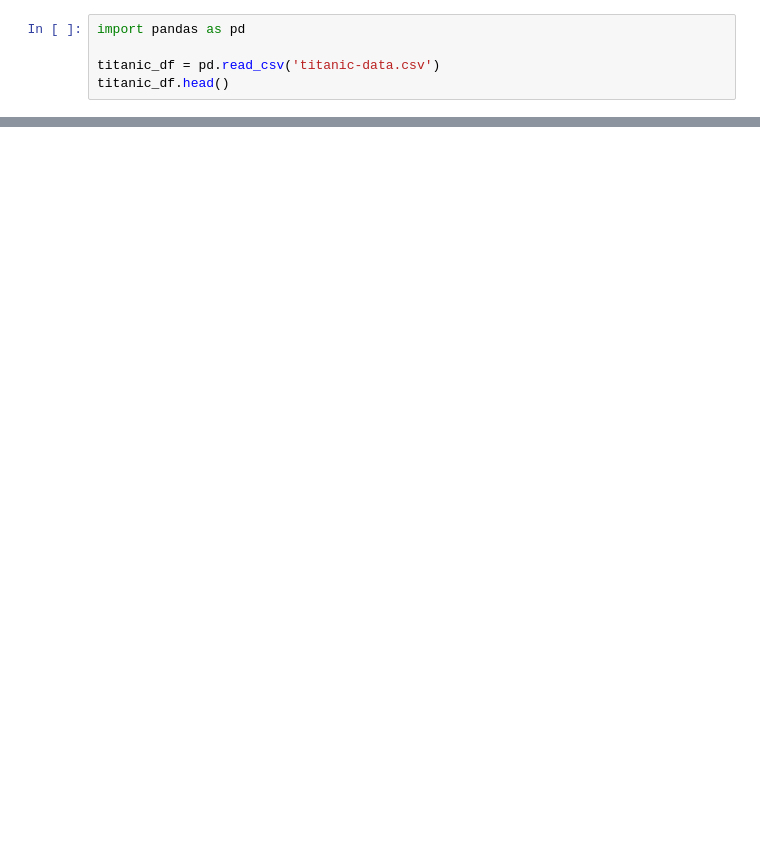
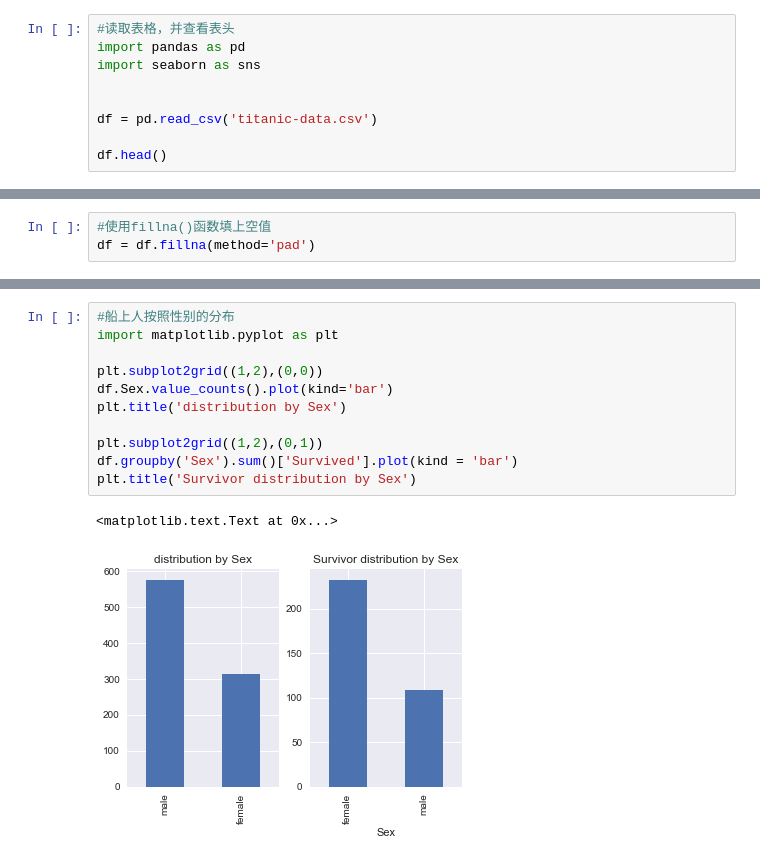
Before and after one commit to star-001/DataAnalysis, a Jupyter notebook: Titanic/Titanic_Notebook.ipynb, the cells around one changed output, grey strips where cells are left out. Cells and saved outputs as stored; diff of their text form; blank space fills up the shorter version.

```diff
--- a/Titanic/Titanic_Notebook.ipynb
+++ b/Titanic/Titanic_Notebook.ipynb
@@ -8,8 +14,12 @@
 # %%
+#读取表格，并查看表头
 import pandas as pd
+import seaborn as sns
 
-titanic_df = pd.read_csv('titanic-data.csv')
-titanic_df.head()
+
+df = pd.read_csv('titanic-data.csv')
+
+df.head()
 # %% [output]
 |  | PassengerId | Survived | Pclass | Name | Sex | Age | SibSp | Parch | Ticket | Fare | ... |
 | 0 | 1 | 0 | 3 | Braund, Mr. Owen Harris | male | 22.0 | 1 | 0 | A/5 21171 | 7.2500 | ... |
@@ -29,0 +77,3 @@ titanic_df.head()
+# %%
+#使用fillna()函数填上空值
+df = df.fillna(method='pad')
@@ -30 +93,15 @@ titanic_df.head()
+# %%
+#船上人按照性别的分布
+import matplotlib.pyplot as plt
+
+plt.subplot2grid((1,2),(0,0))
+df.Sex.value_counts().plot(kind='bar')
+plt.title('distribution by Sex')
+
+plt.subplot2grid((1,2),(0,1))
+df.groupby('Sex').sum()['Survived'].plot(kind = 'bar')
+plt.title('Survivor distribution by Sex')
+# %% [output]
+<matplotlib.text.Text at 0x...>
+[figure, added]
 # %%
```
Also changed, not shown: parts of 22 cells of this notebook.
